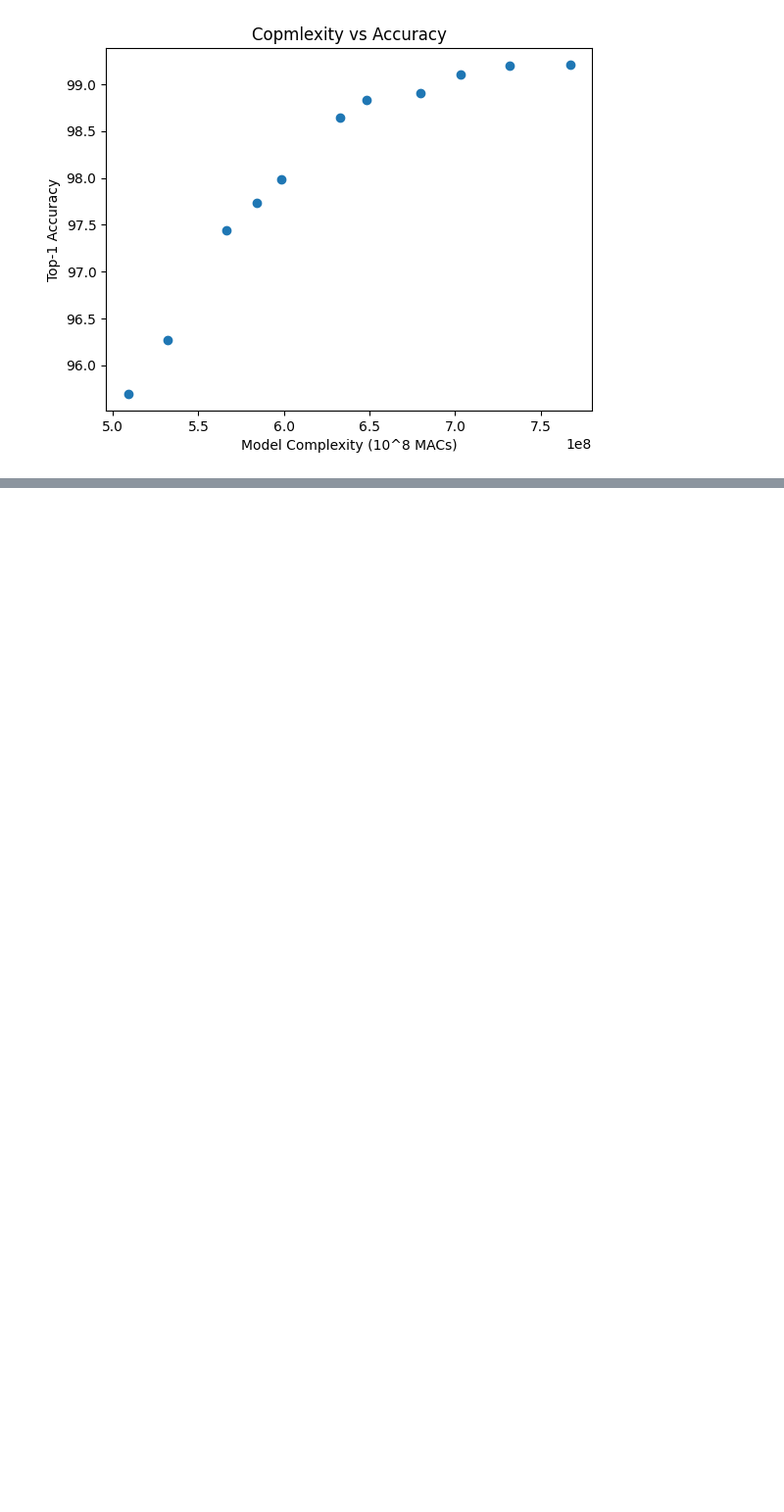
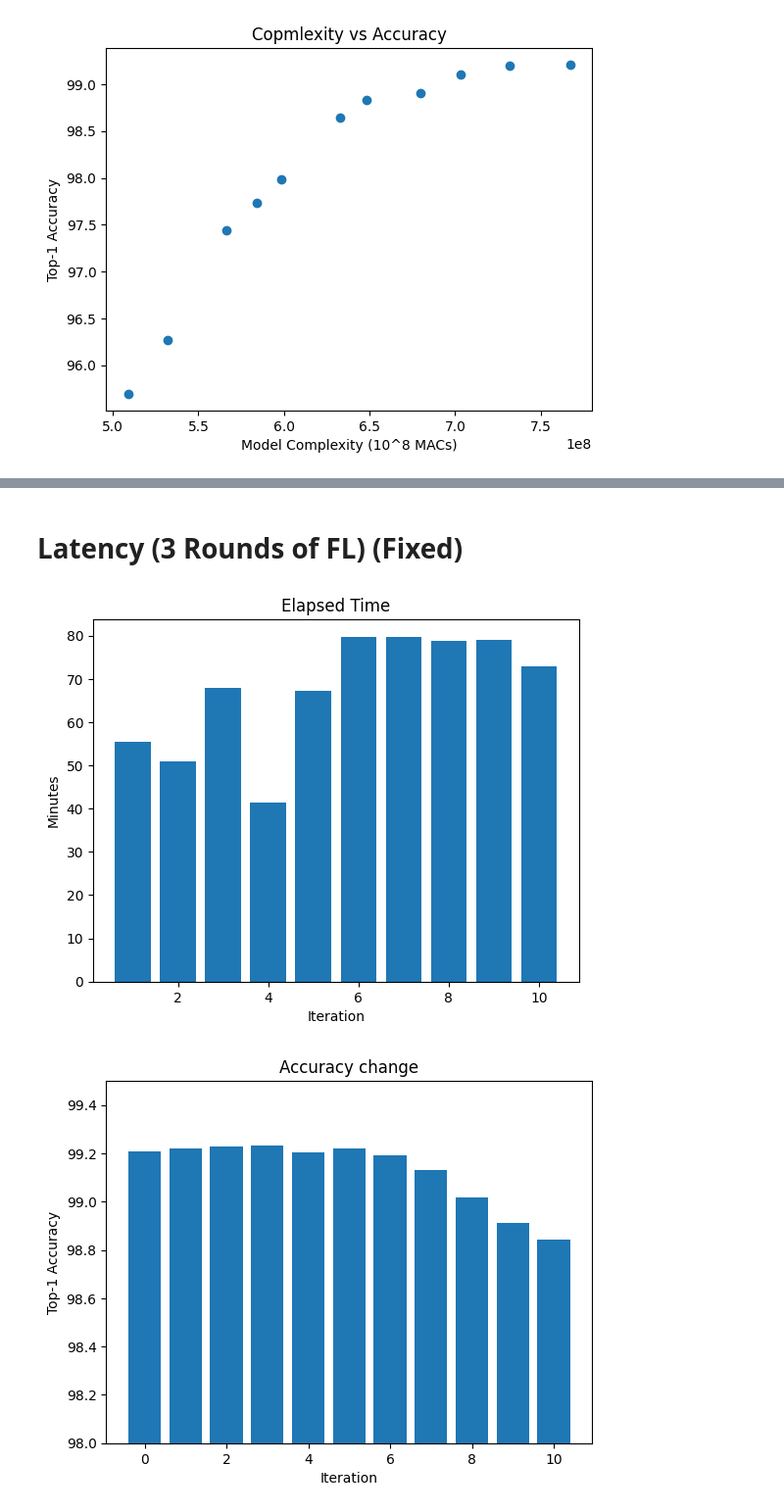
Before and after one commit to GoktugOcal/natadapt-x-flower, a Jupyter notebook: visualize.ipynb, the cells around one changed output, grey strips where cells are left out. Shown at 98% size. Drawn from its saved outputs; the diff is of its cells as text; code cells hidden in the pictures; blank space fills up the shorter version.

```diff
--- a/visualize.ipynb
+++ b/visualize.ipynb
@@ -186,0 +272,70 @@ Files already downloaded and verified
+# %% [markdown]
+# Latency (3 Rounds of FL) (Fixed)
+# %%
+parent_folder = "models/alexnet/fed/test-1-prune-by-latency"
+
+latency_logs = open(os.path.join(parent_folder,"logs.txt"),"r").read()
+latency_logs
+
+elapsed_times = [float(line.split(" ")[-2])/60 for line in list(filter(lambda line: "Iteration" in line and "finished" in line, latency_logs.split("\n")))]
+idx = np.arange(1,len(elapsed_times)+1)
+
+#Elapsed Time
+plt.bar(idx, elapsed_times)
+plt.xlabel("Iteration")
+plt.ylabel("Minutes")
+plt.title("Elapsed Time")
+plt.show()
+
+#Accuracy vs Latency
+latency_best_models = pd.read_csv(os.path.join(parent_folder,"master/history.txt"), delimiter=",")
+
+plt.bar(latency_best_models["Iteration"], latency_best_models["Accuracy"])
+plt.ylim(98,99.5)
+plt.xlabel("Iteration")
+plt.ylabel("Top-1 Accuracy")
+plt.title("Accuracy change")
+plt.show()
+
+plt.bar(latency_best_models["Iteration"], latency_best_models["Resource"])
+plt.xlabel("Iteration")
+plt.ylabel("Latency")
+plt.title("Latency change")
+plt.show()
+
+#Best model each iteration
+model_paths = glob.glob(os.path.join(parent_folder,"master/*.pth.tar"))
+
+flops_arr = []
+idx = []
+
+for model_path in model_paths:
+    model = torch.load(model_path)
+    network_utils = networkUtils.__dict__["alexnet"](model, (3,224,224), "data/")
+    network_def = network_utils.get_network_def_from_model(model)
+    flops = network_utils._compute_weights_and_flops(network_def)
+    total_flops = flops[1] + flops[3]
+    flops_arr.append(total_flops)
+    idx.append(int(Path(model_path).stem.split("_")[1]))
+
+plt.bar(idx, flops_arr)
+plt.ylim(4*10**8,8*10**8)
+plt.xlabel("Iteration")
+plt.ylabel("MACs")
+plt.title("MAC")
+plt.show()
+
+#Accuracy vs MAC
+flops_ordered = [x for y, x in sorted(zip(idx, flops_arr))]
+acc = latency_best_models["Accuracy"].tolist()
+
+plt.scatter(flops_ordered, acc)
+plt.ylabel("Top-1 Accuracy")
+plt.xlabel("Model Complexity (10^8 MACs)")
+plt.title("Complexity vs Accuracy")
+plt.show()
+
+# bar chart client kırılımları
+# %% [output]
+[figure, added]
+[figure, added]
```
Also changed, not shown: parts of 7 cells of this notebook, 19 other files.
